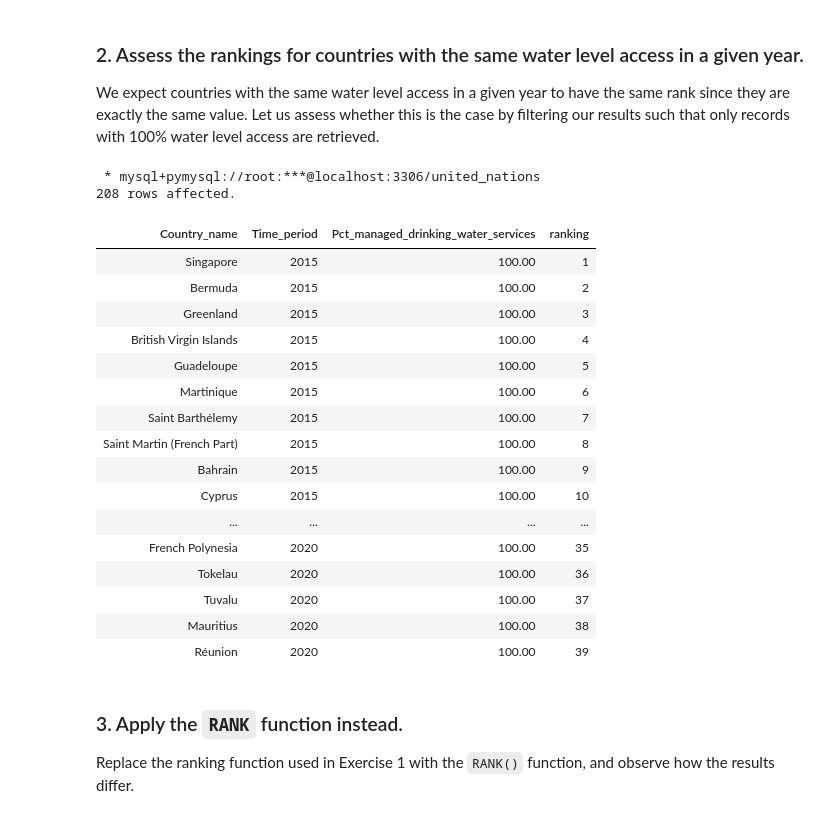
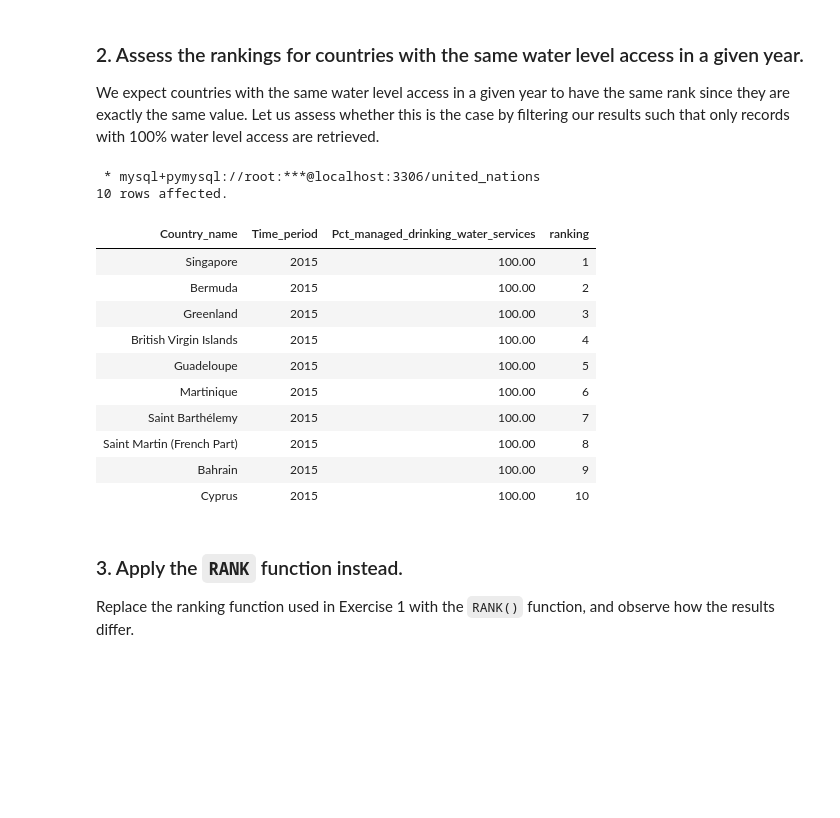
Before and after one commit to epha-b1/Maji_Ndogo-Water_Crisis_, a Jupyter notebook: Exercises/Top_N_analysis_using_ranking_window_functions_Notebook.ipynb, the cells around one changed output. Drawn from its saved outputs; the diff is of its cells as text; code cells hidden in the pictures; blank space fills up the shorter version.

```diff
--- a/Exercises/Top_N_analysis_using_ranking_window_functions_Notebook.ipynb
+++ b/Exercises/Top_N_analysis_using_ranking_window_functions_Notebook.ipynb
@@ -112,35 +93,30 @@ We expect countries with the same water level access in a given year to have the
 # %%
 %%sql
 
 SELECT
     Country_name,
     Time_period,
     Pct_managed_drinking_water_services,
     ROW_NUMBER() OVER (PARTITION BY Time_period ORDER BY Pct_managed_drinking_water_services DESC) AS ranking
 FROM
     united_nations.Access_to_Basic_Services
 WHERE
-    Pct_managed_drinking_water_services = 100;
+    Pct_managed_drinking_water_services = 100
+    Limit 10;
 # %% [output]
  * mysql+pymysql://root:***@localhost:3306/united_nations
-208 rows affected.
+10 rows affected.
 | Country_name | Time_period | Pct_managed_drinking_water_services | ranking |
 | Singapore | 2015 | 100.00 | 1 |
 | Bermuda | 2015 | 100.00 | 2 |
 | Greenland | 2015 | 100.00 | 3 |
 | British Virgin Islands | 2015 | 100.00 | 4 |
 | Guadeloupe | 2015 | 100.00 | 5 |
 | Martinique | 2015 | 100.00 | 6 |
 | Saint Barthélemy | 2015 | 100.00 | 7 |
 | Saint Martin (French Part) | 2015 | 100.00 | 8 |
 | Bahrain | 2015 | 100.00 | 9 |
 | Cyprus | 2015 | 100.00 | 10 |
-| ... | ... | ... | ... |
-| French Polynesia | 2020 | 100.00 | 35 |
-| Tokelau | 2020 | 100.00 | 36 |
-| Tuvalu | 2020 | 100.00 | 37 |
-| Mauritius | 2020 | 100.00 | 38 |
-| Réunion | 2020 | 100.00 | 39 |
 # %% [markdown]
 ### 3. Apply the `RANK` function instead.
 
```
Also changed, not shown: parts of 5 cells of this notebook, 11 other files.
